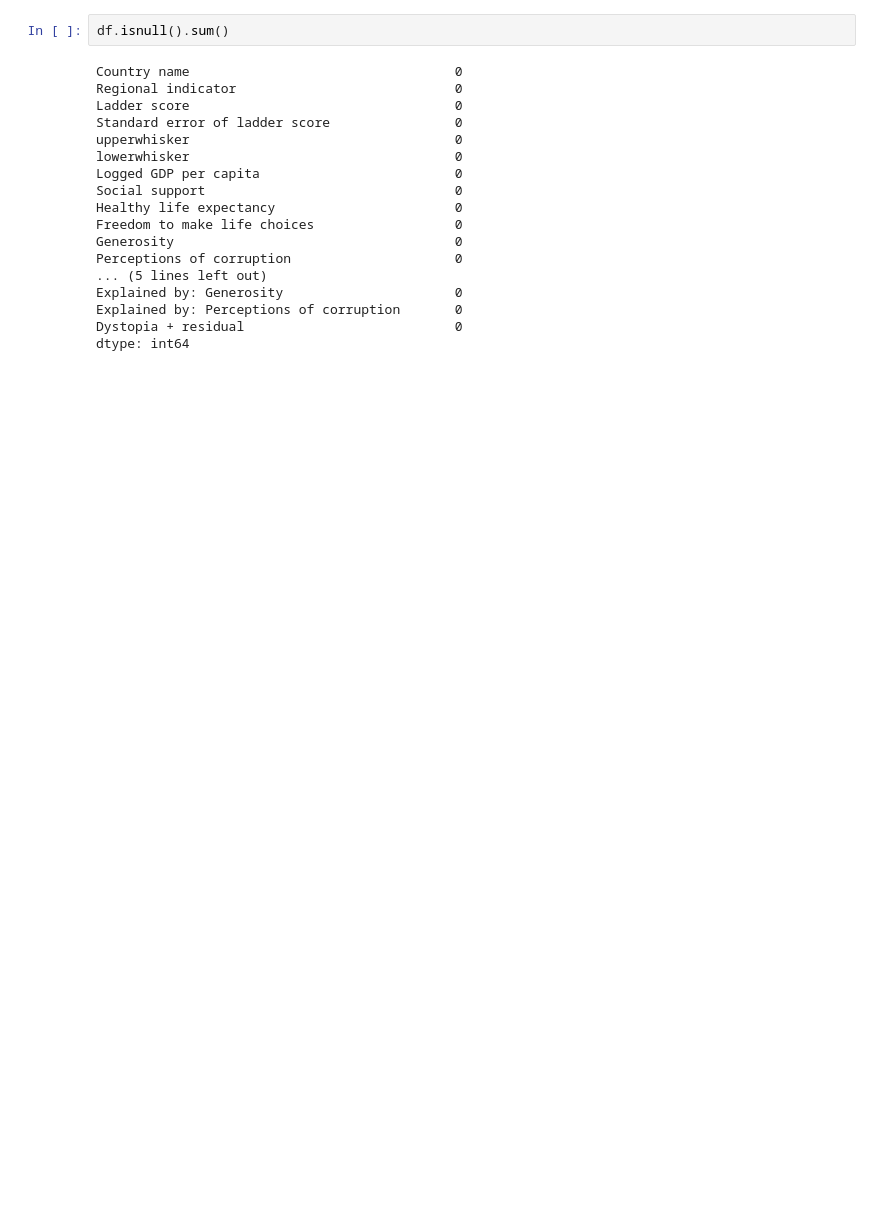
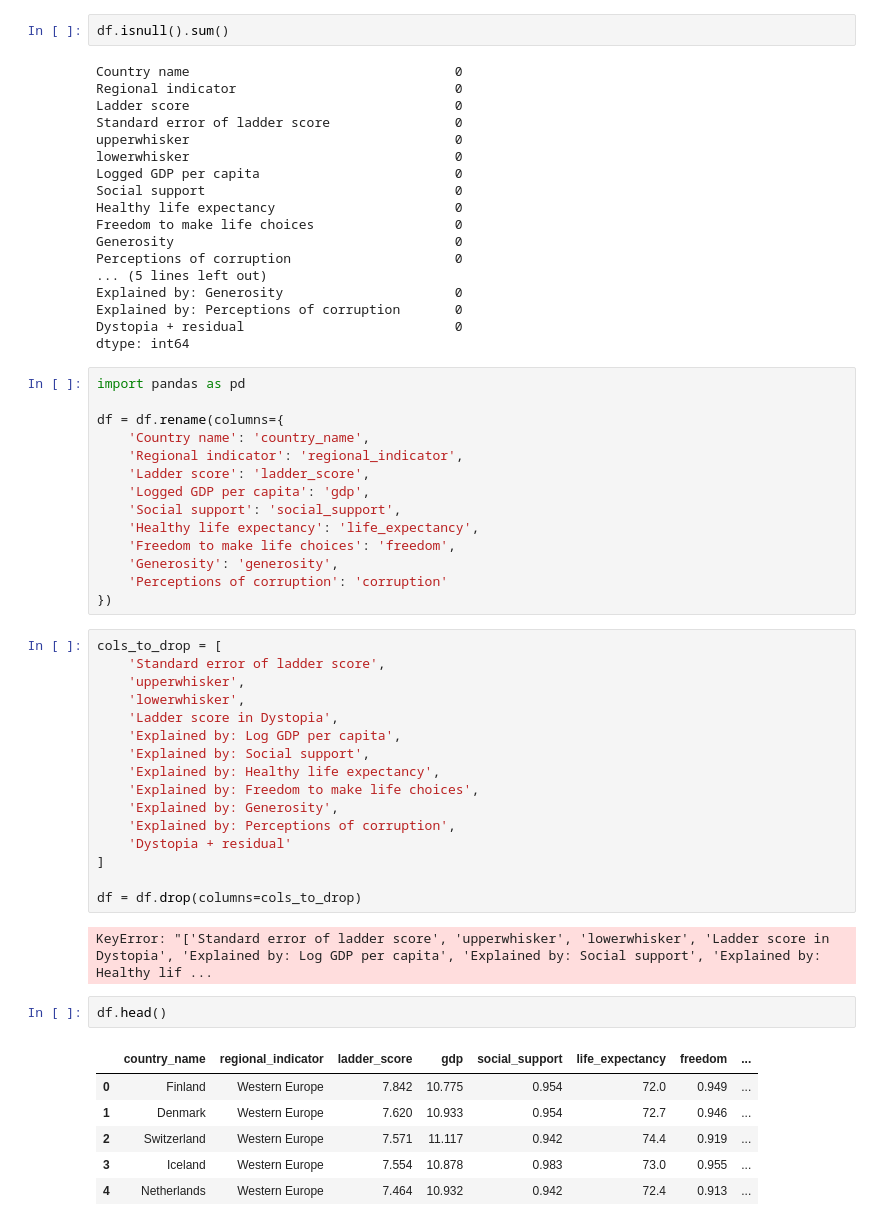
Before and after one commit to kuhn-data-science/happiness-project, a Jupyter notebook: Untitled.ipynb, the cells around one changed output. Drawn from its saved outputs; the diff is of its cells as text; blank space fills up the shorter version.

```diff
--- a/Untitled.ipynb
+++ b/Untitled.ipynb
@@ -61,3 +61,44 @@ Explained by: Generosity                      0
 Explained by: Perceptions of corruption       0
 Dystopia + residual                           0
 dtype: int64
+# %%
+import pandas as pd
+
+df = df.rename(columns={
+    'Country name': 'country_name',
+    'Regional indicator': 'regional_indicator',
+    'Ladder score': 'ladder_score',
+    'Logged GDP per capita': 'gdp',
+    'Social support': 'social_support',
+    'Healthy life expectancy': 'life_expectancy',
+    'Freedom to make life choices': 'freedom',
+    'Generosity': 'generosity',
+    'Perceptions of corruption': 'corruption'
+})
+# %%
+cols_to_drop = [
+    'Standard error of ladder score',
+    'upperwhisker',
+    'lowerwhisker',
+    'Ladder score in Dystopia',
+    'Explained by: Log GDP per capita',
+    'Explained by: Social support',
+    'Explained by: Healthy life expectancy',
+    'Explained by: Freedom to make life choices',
+    'Explained by: Generosity',
+    'Explained by: Perceptions of corruption',
+    'Dystopia + residual'
+]
+
+df = df.drop(columns=cols_to_drop)
+# %% [output]
+KeyError: "['Standard error of ladder score', 'upperwhisker', 'lowerwhisker', 'Ladder score in Dystopia', 'Explained by: Log GDP per capita', 'Explained by: Social support', 'Explained by: Healthy lif ...
+# %%
+df.head()
+# %% [output]
+|  | country_name | regional_indicator | ladder_score | gdp | social_support | life_expectancy | freedom | ... |
+| 0 | Finland | Western Europe | 7.842 | 10.775 | 0.954 | 72.0 | 0.949 | ... |
+| 1 | Denmark | Western Europe | 7.620 | 10.933 | 0.954 | 72.7 | 0.946 | ... |
+| 2 | Switzerland | Western Europe | 7.571 | 11.117 | 0.942 | 74.4 | 0.919 | ... |
+| 3 | Iceland | Western Europe | 7.554 | 10.878 | 0.983 | 73.0 | 0.955 | ... |
+| 4 | Netherlands | Western Europe | 7.464 | 10.932 | 0.942 | 72.4 | 0.913 | ... |
```
